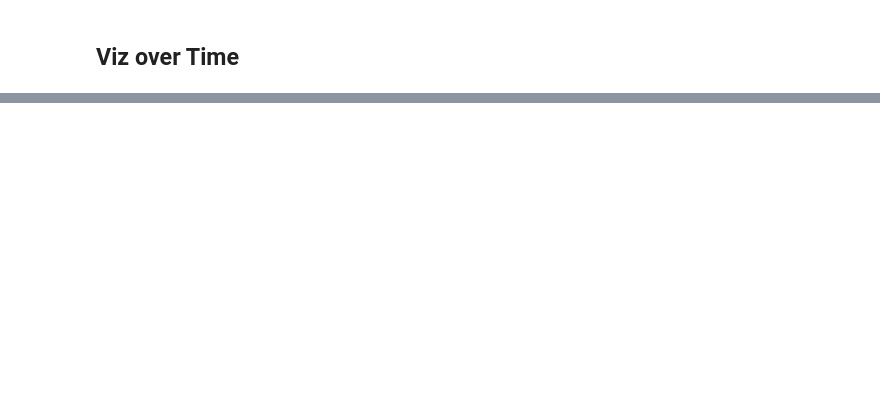
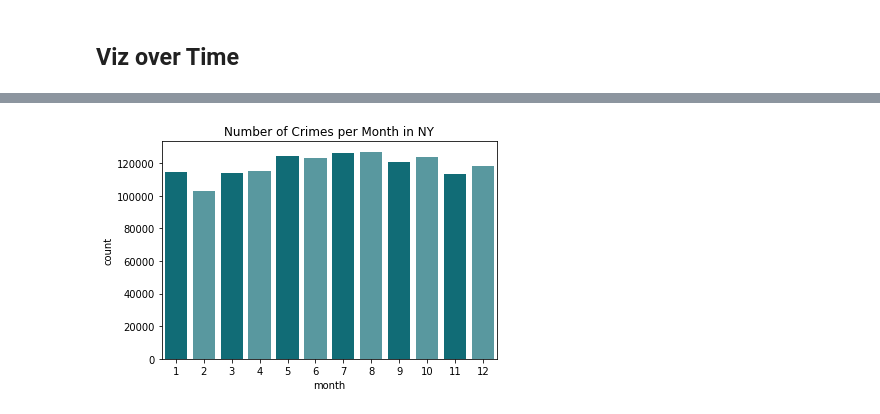
Before and after one commit to candiesforlife/minority_report, a Jupyter notebook: notebooks/Alice_Data_Viz.ipynb, the cells around one changed output, grey strips where cells are left out. Saved outputs shown, nothing was run; the diff lists cells and outputs as text; code cells hidden in the pictures; blank space fills up the shorter version.

```diff
--- a/notebooks/Alice_Data_Viz.ipynb
+++ b/notebooks/Alice_Data_Viz.ipynb
@@ -39,0 +76,6 @@ df.shape
+# %%
+# Number of Crimes per Month
+sns.countplot(x = 'month', data = df, palette = sns.color_palette(["#007a87", "#4da2ab"]))
+plt.title('Number of Crimes per Month in NY');
+# %% [output]
+[figure, added]
```
Also changed, not shown: parts of 6 cells of this notebook.
